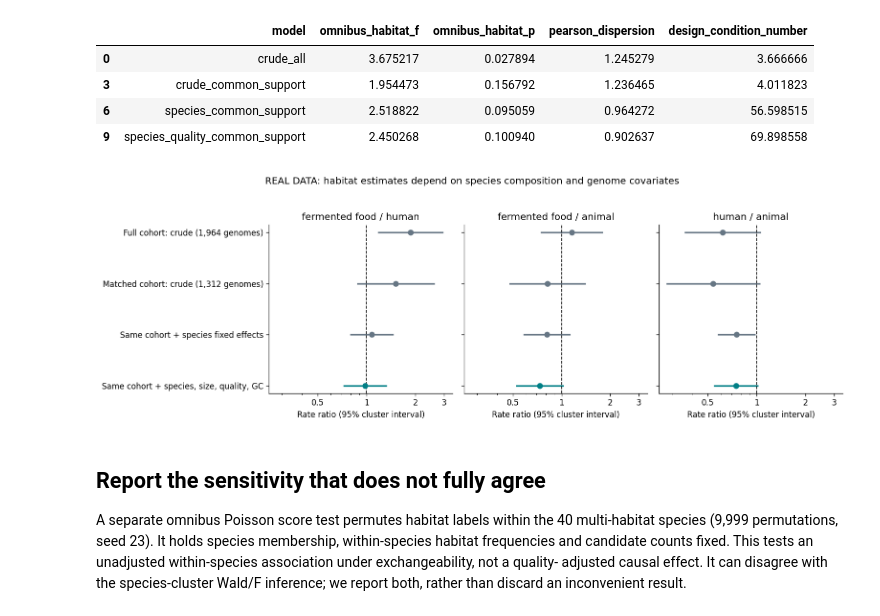
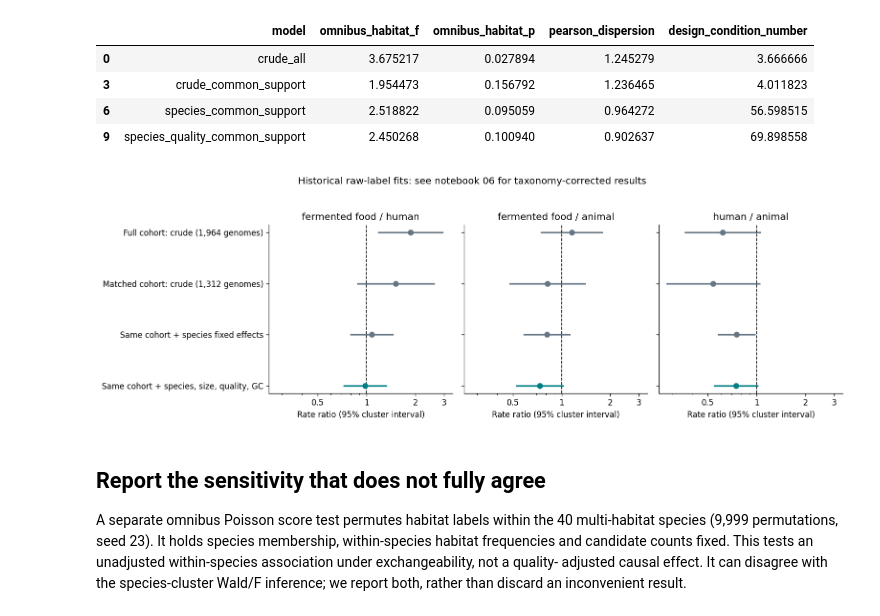
Before and after one commit to aarnavbhat23/genomespot-lens, a Jupyter notebook: notebooks/05_real_ecology_species_comparison.ipynb, the cells around one changed output. Cells and saved outputs as stored; diff of their text form; code cells hidden in the pictures.

```diff
--- a/notebooks/05_real_ecology_species_comparison.ipynb
+++ b/notebooks/05_real_ecology_species_comparison.ipynb
@@ -142,25 +148,25 @@ display(rerun.drop_duplicates('model')[['model','omnibus_habitat_f','omnibus_hab
 # %%
 labels={'crude_all':'Full cohort: crude (1,964 genomes)',
         'crude_common_support':'Matched cohort: crude (1,312 genomes)',
         'species_common_support':'Same cohort + species fixed effects',
         'species_quality_common_support':'Same cohort + species, size, quality, GC'}
 contrasts=['fermented food / human','fermented food / animal','human / animal']
 fig,axes=plt.subplots(1,3,figsize=(13.2,4.2),sharey=True)
 for j,(ax,contrast) in enumerate(zip(axes,contrasts)):
     subset=rerun[rerun.contrast==contrast].reset_index(drop=True)
     for i,r in subset.iterrows():
         color='#007f86' if r.quality_adjusted else '#667684'
         ax.plot([r.ci_low,r.ci_high],[i,i],color=color,lw=2)
         ax.scatter(r.rate_ratio,i,color=color,s=40,zorder=3)
     ax.axvline(1,color='black',lw=1,ls='--')
     ax.set_xscale('log');ax.set_xticks([.5,1,2,3],['0.5','1','2','3'])
     ax.xaxis.set_minor_formatter(NullFormatter())
     ax.set(xlim=(.25,3.4),xlabel='Rate ratio (95% cluster interval)',title=contrast)
 axes[0].set_yticks(range(4),list(labels.values()));axes[0].invert_yaxis()
-fig.suptitle('REAL DATA: habitat estimates depend on species composition and genome covariates',y=1.04)
+fig.suptitle('Historical raw-label fits: see notebook 06 for taxonomy-corrected results',y=1.04)
 fig.tight_layout();save(fig,'habitat_effects_species_controls');plt.show()
 # %% [output]
-[figure, old version]
+[figure, new version]
 # %% [markdown]
 ## Report the sensitivity that does not fully agree
 
```
Also changed, not shown: parts of 2 cells of this notebook, 53 other files.
